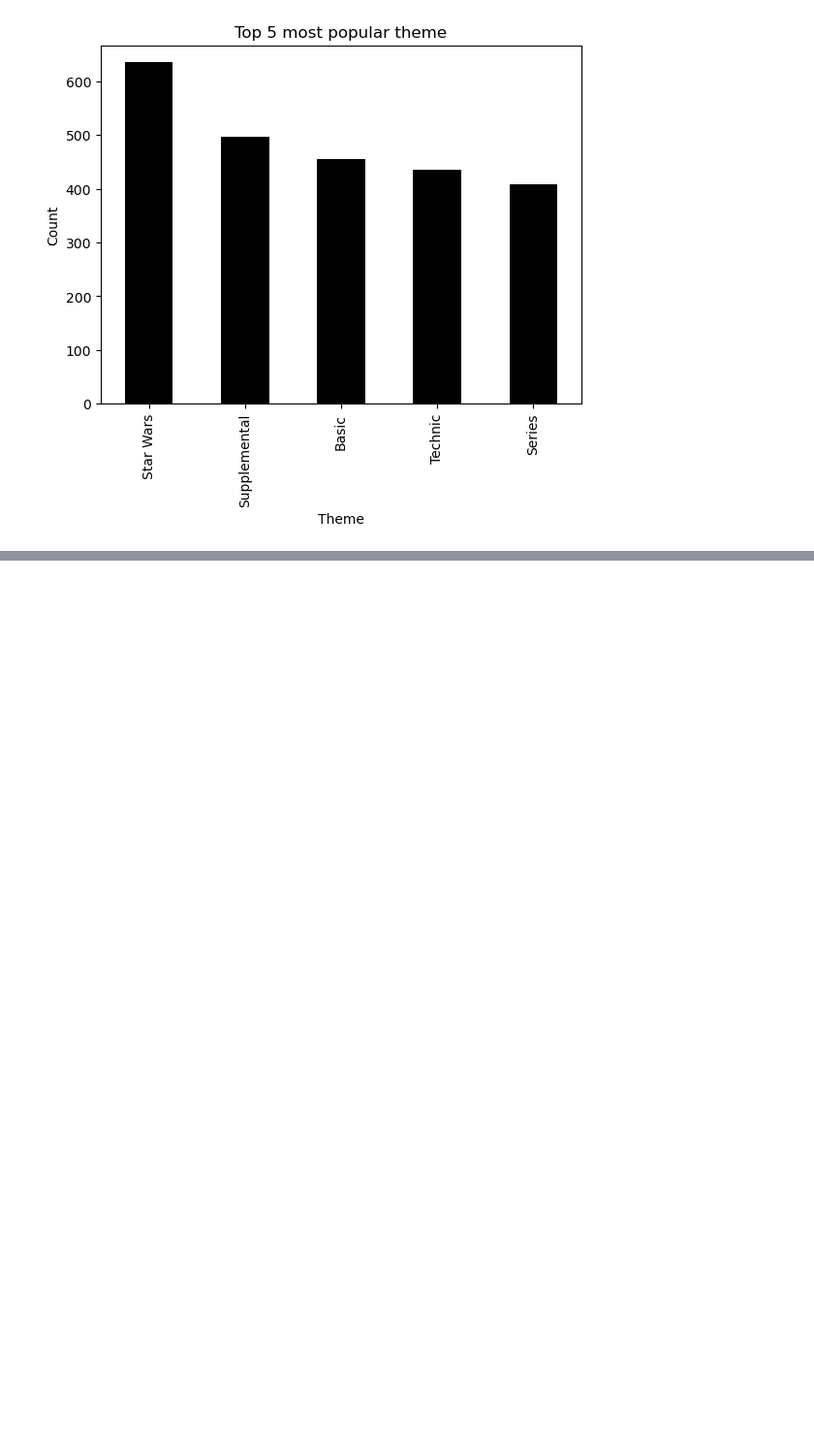
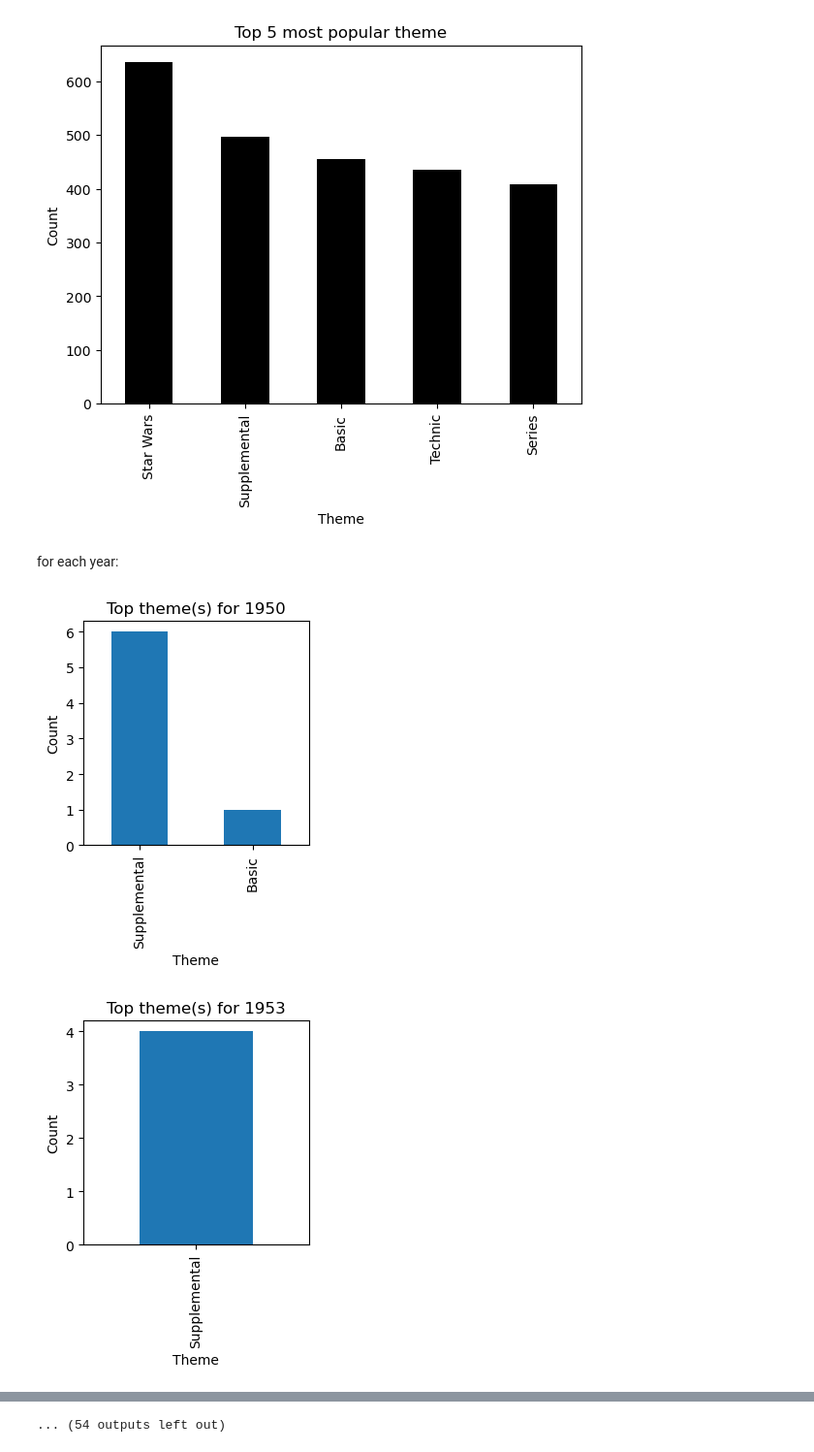
Before and after one commit to hahahassan/Lego_CPSC_project, a Jupyter notebook: notebook/lelelelego.ipynb, the cells around one changed output, grey strips where cells are left out. Shown at 97% size. Cells and saved outputs as stored; diff of their text form; code cells hidden in the pictures; blank space fills up the shorter version.

```diff
--- a/notebook/lelelelego.ipynb
+++ b/notebook/lelelelego.ipynb
@@ -98,3 +98,18 @@ plt.title("Top 5 most popular theme")
 # %% [output]
 Text(0.5, 1.0, 'Top 5 most popular theme')
 [figure]
+# %% [markdown]
+for each year:
+# %%
+year_grouped = merged.groupby(by=["year"])
+
+for year, year_data in year_grouped:
+    plt.figure(figsize=(3,3))
+    top5_names_per_year = year_data['name_y'].value_counts().head(5)
+    top5_names_per_year.plot.bar()
+    plt.xlabel("Theme")
+    plt.ylabel("Count")
+    plt.title(f"Top theme(s) for {int(year[0])}")
+# %% [output]
+[figure, added]
+[figure, added]
@@ -100,0 +126 @@ Text(0.5, 1.0, 'Top 5 most popular theme')
+... (54 outputs left out)
```
Also changed, not shown: parts of 1 cell of this notebook.
